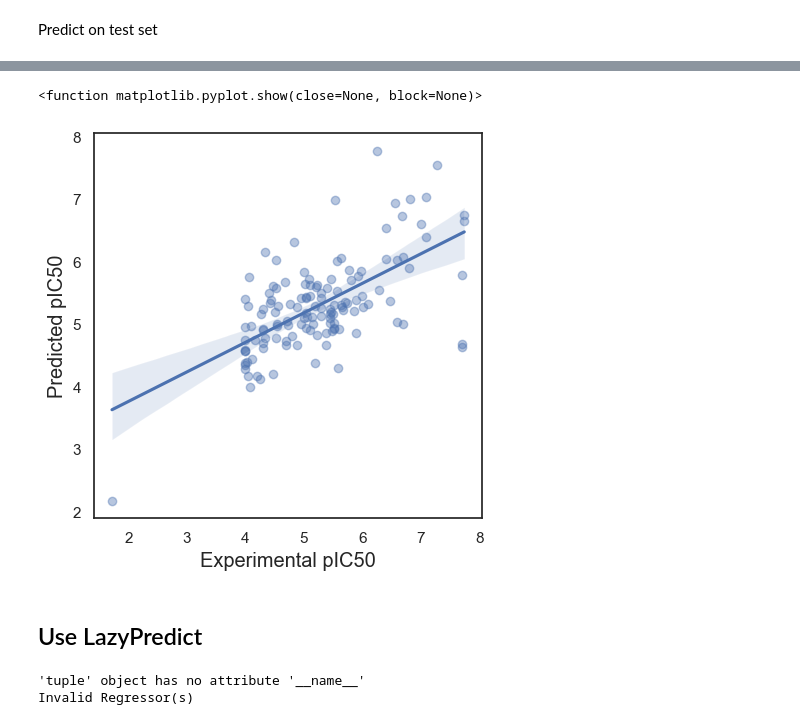
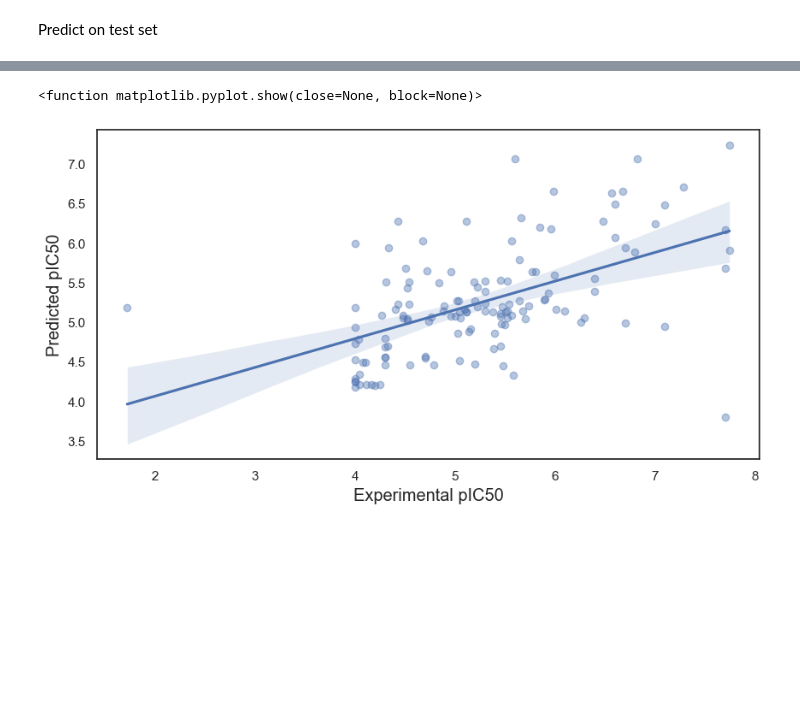
Before and after one commit to trizkynoviandy/qsar-telomerase-bioactivity, a Jupyter notebook: qsar_telomerase_part_4.ipynb, the cells around one changed output, grey strips where cells are left out. Saved outputs shown, nothing was run; the diff lists cells and outputs as text; code cells hidden in the pictures; blank space fills up the shorter version.

```diff
--- a/qsar_telomerase_part_4.ipynb
+++ b/qsar_telomerase_part_4.ipynb
@@ -8,5 +9,4 @@ from sklearn.metrics import mean_squared_error, r2_score
 from sklearn.model_selection import train_test_split
 from xgboost import XGBRegressor
 # %%
-df = pd.read_csv("datasets/telomerase_06_descriptorsx.csv")
-df
+df = pd.read_csv("datasets/telomerase_06_descriptors.csv")
@@ -70,4 +34,4 @@ from sklearn.model_selection import cross_val_score
 # %%
 regressor = CatBoostRegressor()
-regressor.fit(X_train, y_train)
+regressor.fit(X_train, y_train, verbose=0)
 # %% [output]
@@ -112,14 +59,12 @@ Testing RMSE = 0.783
 # %%
 sns.set(color_codes=True)
 sns.set_style("white")
 
 ax = sns.regplot(x=y_test, y=y_test_pred, scatter_kws={'alpha':0.4})
 ax.set_xlabel('Experimental pIC50', fontsize='large')
 ax.set_ylabel('Predicted pIC50', fontsize='large')
-ax.figure.set_size_inches(5, 5)
+ax.figure.set_size_inches(10, 5)
 plt.show
 # %% [output]
 <function matplotlib.pyplot.show(close=None, block=None)>
-[figure, old version]
+[figure, new version]
-# %% [markdown]
-## Use LazyPredict
@@ -129,7 +70,0 @@ from lazypredict.Supervised import LazyRegressor
-# %%
-regressor = LazyRegressor(verbose=0,ignore_warnings=True, custom_metric=None)
-models_train,predictions_train = regressor.fit(X_train, X_train, y_train, y_train)
-models_test,predictions_test = regressor.fit(X_train, X_test, y_train, y_test)
-# %% [output]
-'tuple' object has no attribute '__name__'
-Invalid Regressor(s)
```
Also changed, not shown: parts of 16 cells of this notebook, 1 other file.
